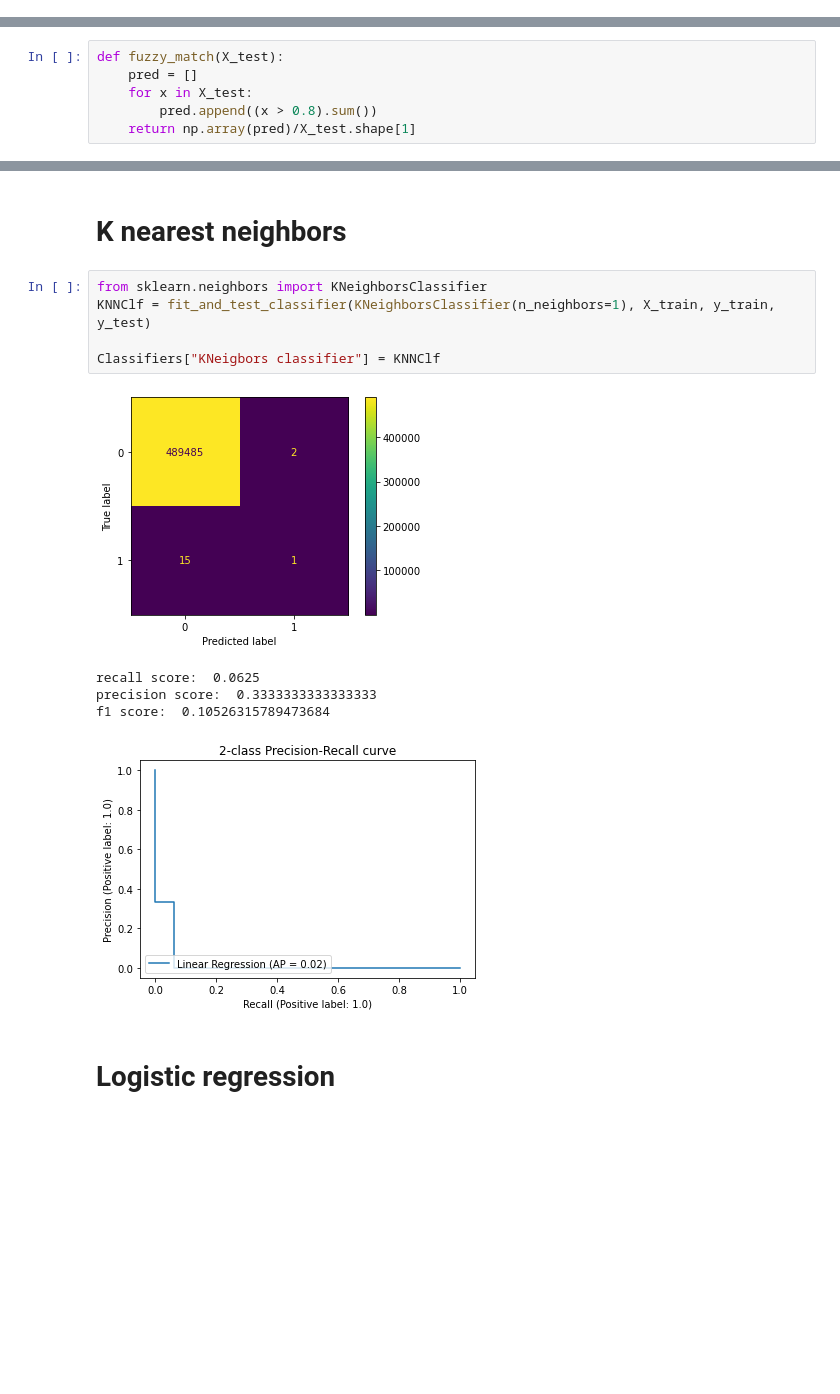
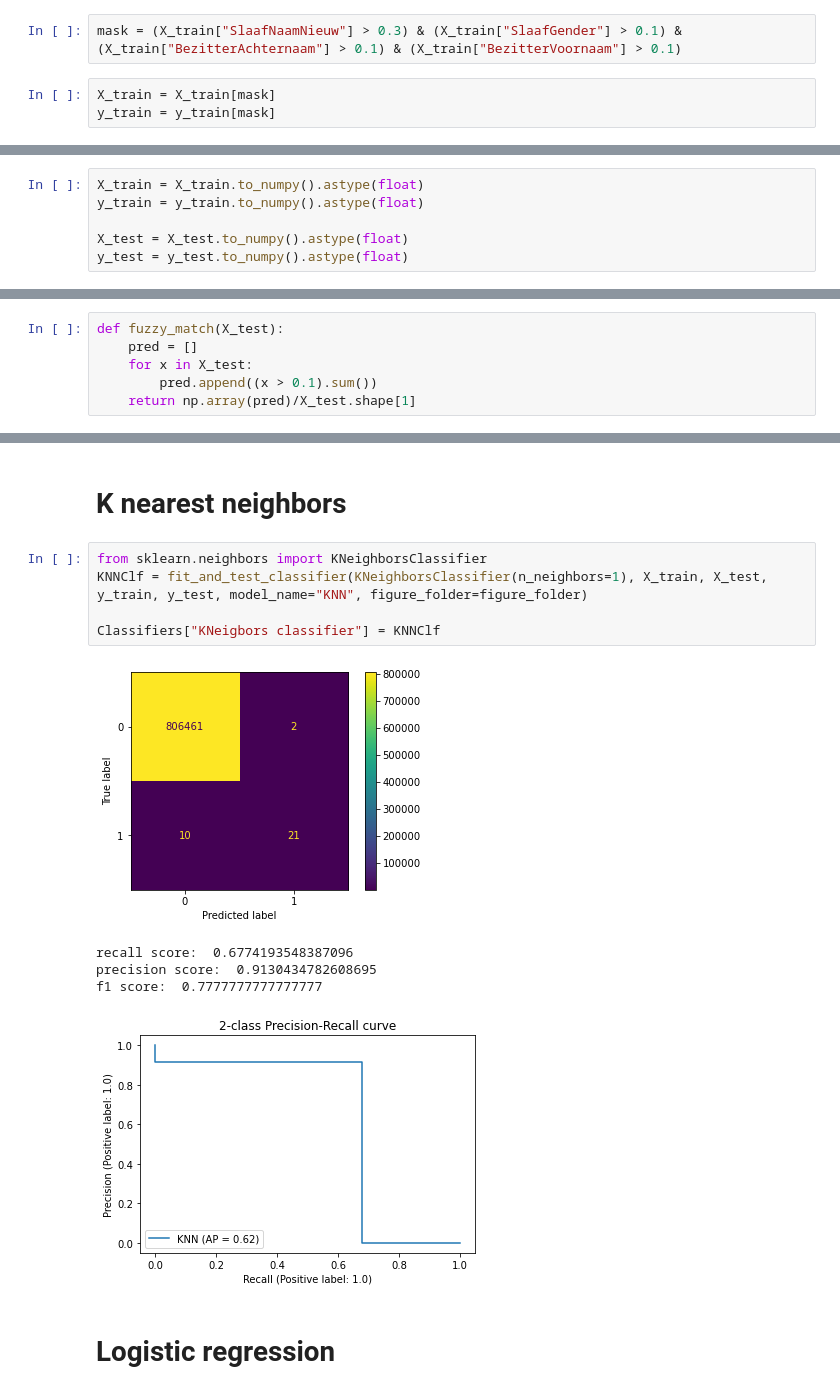
Before and after one commit to Basvdbrink1998/Entry-linking-in-18th-century-VOC-slave-archives, a Jupyter notebook: Annotation/Benchmarks.ipynb, the cells around one changed output, grey strips where cells are left out. Saved outputs shown, nothing was run; the diff lists cells and outputs as text; blank space fills up the shorter version.

```diff
--- a/Annotation/Benchmarks.ipynb
+++ b/Annotation/Benchmarks.ipynb
@@ -133,0 +353,5 @@ Classifiers = dict()
+# %%
+mask = (X_train["SlaafNaamNieuw"] > 0.3) & (X_train["SlaafGender"] > 0.1) & (X_train["BezitterAchternaam"] > 0.1) & (X_train["BezitterVoornaam"] > 0.1)
+# %%
+X_train = X_train[mask]
+y_train = y_train[mask]
@@ -140,3 +381,9 @@ Classifiers = dict()
+# %%
+X_train = X_train.to_numpy().astype(float)
+y_train = y_train.to_numpy().astype(float)
+
+X_test = X_test.to_numpy().astype(float)
+y_test = y_test.to_numpy().astype(float)
 # %% [markdown]
 # Rule based
 # %%
@@ -177,7 +424,7 @@ Classifiers["Exact Match"] = EM
 def fuzzy_match(X_test):
     pred = []
     for x in X_test:
-        pred.append((x > 0.8).sum())
+        pred.append((x > 0.1).sum())
     return np.array(pred)/X_test.shape[1]
 # %%
 FM = Rule_based_classifier(fuzzy_match)
@@ -209,14 +456,14 @@ f1 score:  0.0
 # K nearest neighbors
 # %%
 from sklearn.neighbors import KNeighborsClassifier
-KNNClf = fit_and_test_classifier(KNeighborsClassifier(n_neighbors=1), X_train, y_train, y_test)
+KNNClf = fit_and_test_classifier(KNeighborsClassifier(n_neighbors=1), X_train, X_test, y_train, y_test, model_name="KNN", figure_folder=figure_folder)
 
 Classifiers["KNeigbors classifier"] = KNNClf
 # %% [output]
-[figure, old version]
+[figure, new version]
-recall score:  0.0625
-precision score:  0.3333333333333333
-f1 score:  0.10526315789473684
+recall score:  0.6774193548387096
+precision score:  0.9130434782608695
+f1 score:  0.7777777777777777
-[figure, old version]
+[figure, new version]
 # %% [markdown]
 # Logistic regression
```
Also changed, not shown: parts of 52 cells of this notebook, 7 other files.
